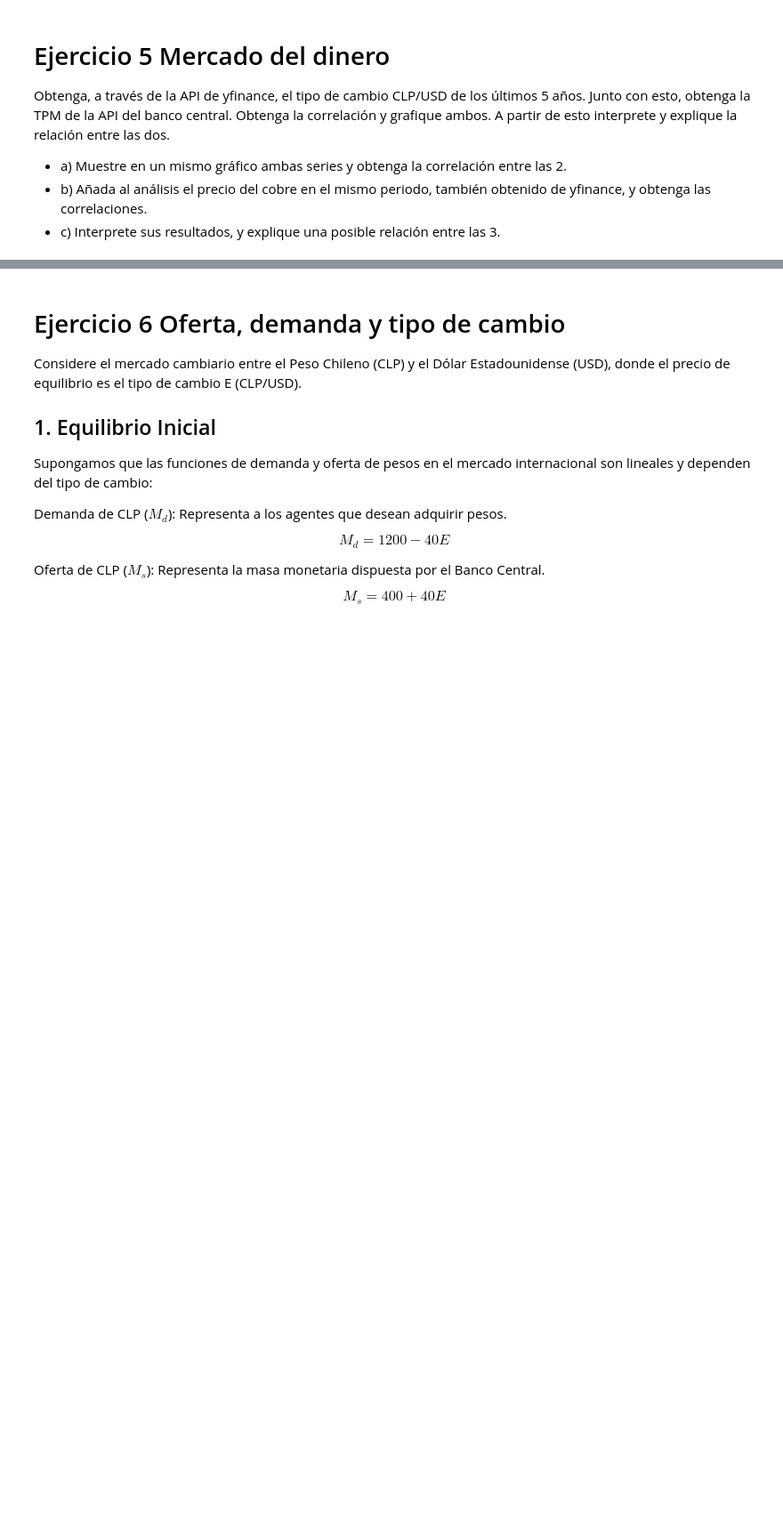
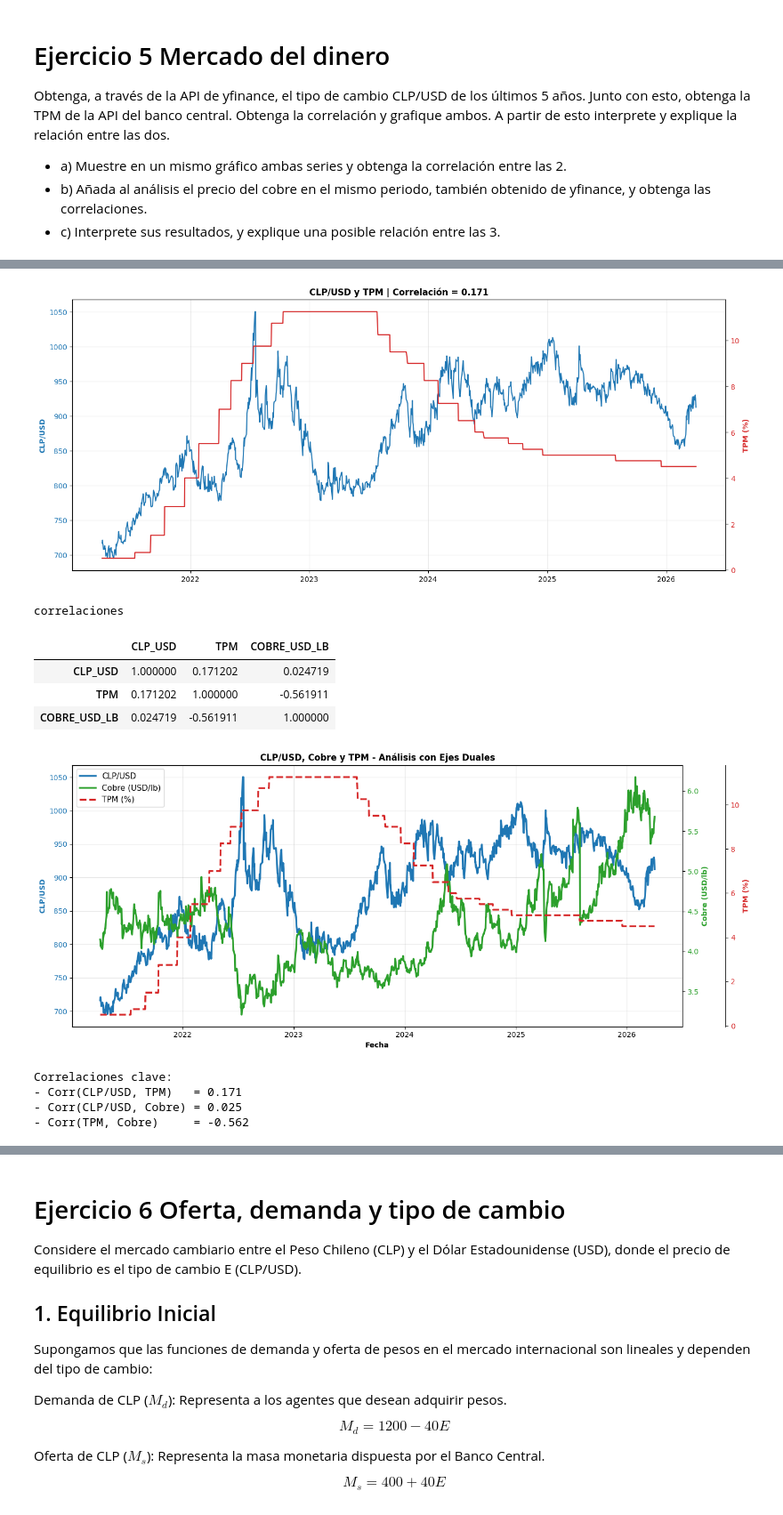
Before and after one commit to LuisPinoV/Tarea1_formulacion_de_proyectos_Bennett_Pino, a Jupyter notebook: tarea.ipynb, the cells around one changed output, grey strips where cells are left out. Shown at 89% size. Drawn from its saved outputs; the diff is of its cells as text; code cells hidden in the pictures; blank space fills up the shorter version.

```diff
--- a/tarea.ipynb
+++ b/tarea.ipynb
@@ -333,0 +463,80 @@ display(df)
+# %%
+# Correlación y gráfico  CLP/USD vs TPM
+df_a = df_market[["CLP_USD", "TPM"]].copy()
+corr_a = df_a.corr().loc["CLP_USD", "TPM"]
+
+fig, ax1 = plt.subplots(figsize=(14, 6))
+ax1.plot(df_a.index, df_a["CLP_USD"], color="tab:blue", label="CLP/USD")
+ax1.set_ylabel("CLP/USD", color="tab:blue", fontweight="bold")
+ax1.tick_params(axis="y", labelcolor="tab:blue")
+
+ax2 = ax1.twinx()
+ax2.plot(df_a.index, df_a["TPM"], color="tab:red", label="TPM (%)")
+ax2.set_ylabel("TPM (%)", color="tab:red", fontweight="bold")
+ax2.tick_params(axis="y", labelcolor="tab:red")
+
+ax1.set_title(f"CLP/USD y TPM | Correlación = {corr_a:.3f}", fontweight="bold")
+ax1.grid(alpha=0.25)
+fig.tight_layout()
+plt.show()
+
+# Añadir cobre y obtener correlaciones entre las 3 series
+df_b = df_market[["CLP_USD", "TPM", "COBRE_USD_LB"]].copy()
+corr_b = df_b.corr()
+
+print("\ncorrelaciones")
+display(corr_b)
+
+# Gráfico conjunto con ejes duales
+fig, ax1 = plt.subplots(figsize=(14, 6))
+
+# Eje izquierdo: CLP/USD y Cobre
+color1 = 'tab:blue'
+ax1.plot(df_b.index, df_b["CLP_USD"], color=color1, label="CLP/USD", linewidth=2.5)
+ax1.set_xlabel("Fecha", fontweight="bold")
+ax1.set_ylabel("CLP/USD", color=color1, fontweight="bold")
+ax1.tick_params(axis="y", labelcolor=color1)
+ax1.grid(alpha=0.3)
+
+ax1_twin = ax1.twinx()
+color2 = 'tab:green'
+ax1_twin.plot(df_b.index, df_b["COBRE_USD_LB"], color=color2, label="Cobre (USD/lb)", linewidth=2.5)
+ax1_twin.set_ylabel("Cobre (USD/lb)", color=color2, fontweight="bold")
+ax1_twin.tick_params(axis="y", labelcolor=color2)
+
+# Eje derecho (secundario): TPM
+ax2 = ax1.twinx()
+ax2.spines['right'].set_position(('outward', 60))
+color3 = 'tab:red'
+ax2.plot(df_b.index, df_b["TPM"], color=color3, label="TPM (%)", linewidth=2.5, linestyle='--')
+ax2.set_ylabel("TPM (%)", color=color3, fontweight="bold")
+ax2.tick_params(axis="y", labelcolor=color3)
+
+ax1.set_title("CLP/USD, Cobre y TPM - Análisis con Ejes Duales", fontweight="bold", fontsize=12)
+
+# Leyenda combinada
+lines1, labels1 = ax1.get_legend_handles_labels()
+lines2, labels2 = ax1_twin.get_legend_handles_labels()
+lines3, labels3 = ax2.get_legend_handles_labels()
+ax1.legend(lines1 + lines2 + lines3, labels1 + labels2 + labels3, loc='upper left', fontsize=11)
+
+fig.tight_layout()
+plt.show()
+
+# Resumen numérico para interpretación
+print("\nCorrelaciones clave:")
+print(f"- Corr(CLP/USD, TPM)   = {corr_b.loc['CLP_USD','TPM']:.3f}")
+print(f"- Corr(CLP/USD, Cobre) = {corr_b.loc['CLP_USD','COBRE_USD_LB']:.3f}")
+print(f"- Corr(TPM, Cobre)     = {corr_b.loc['TPM','COBRE_USD_LB']:.3f}")
+# %% [output]
+[figure, added]
+correlaciones
+|  | CLP_USD | TPM | COBRE_USD_LB |
+| CLP_USD | 1.000000 | 0.171202 | 0.024719 |
+| TPM | 0.171202 | 1.000000 | -0.561911 |
+| COBRE_USD_LB | 0.024719 | -0.561911 | 1.000000 |
+[figure, added]
+Correlaciones clave:
+- Corr(CLP/USD, TPM)   = 0.171
+- Corr(CLP/USD, Cobre) = 0.025
+- Corr(TPM, Cobre)     = -0.562
```
Also changed, not shown: parts of 13 cells of this notebook.
